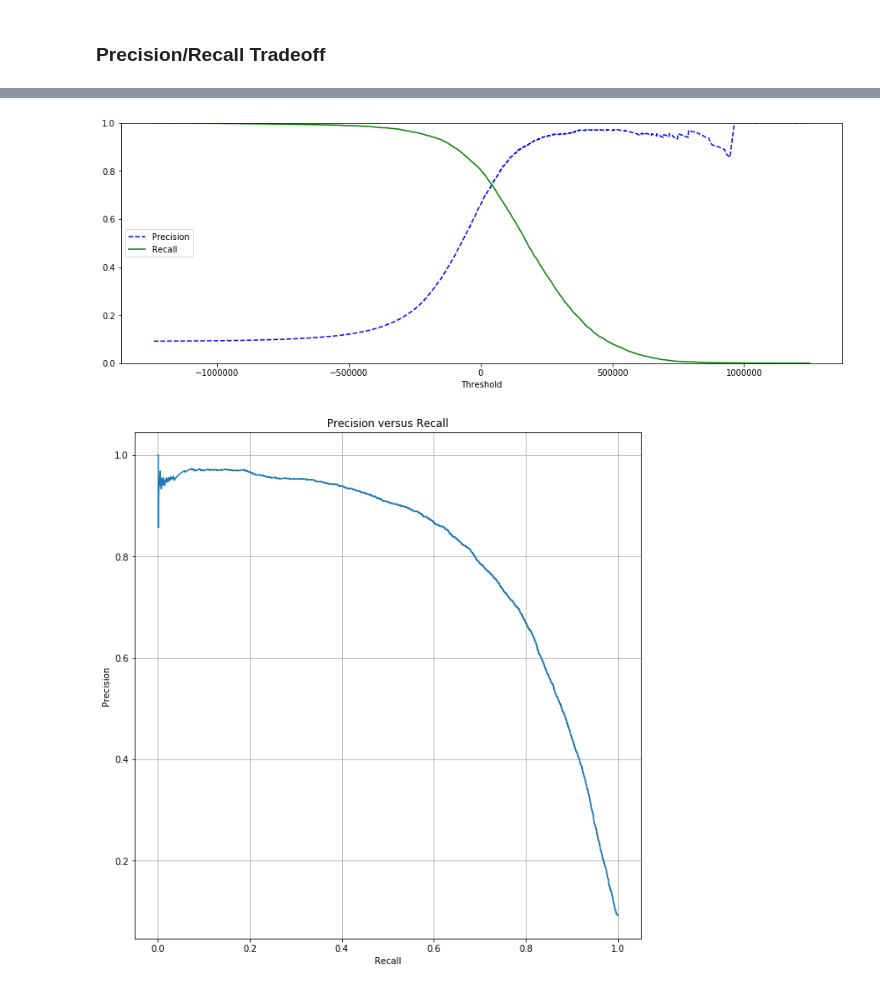
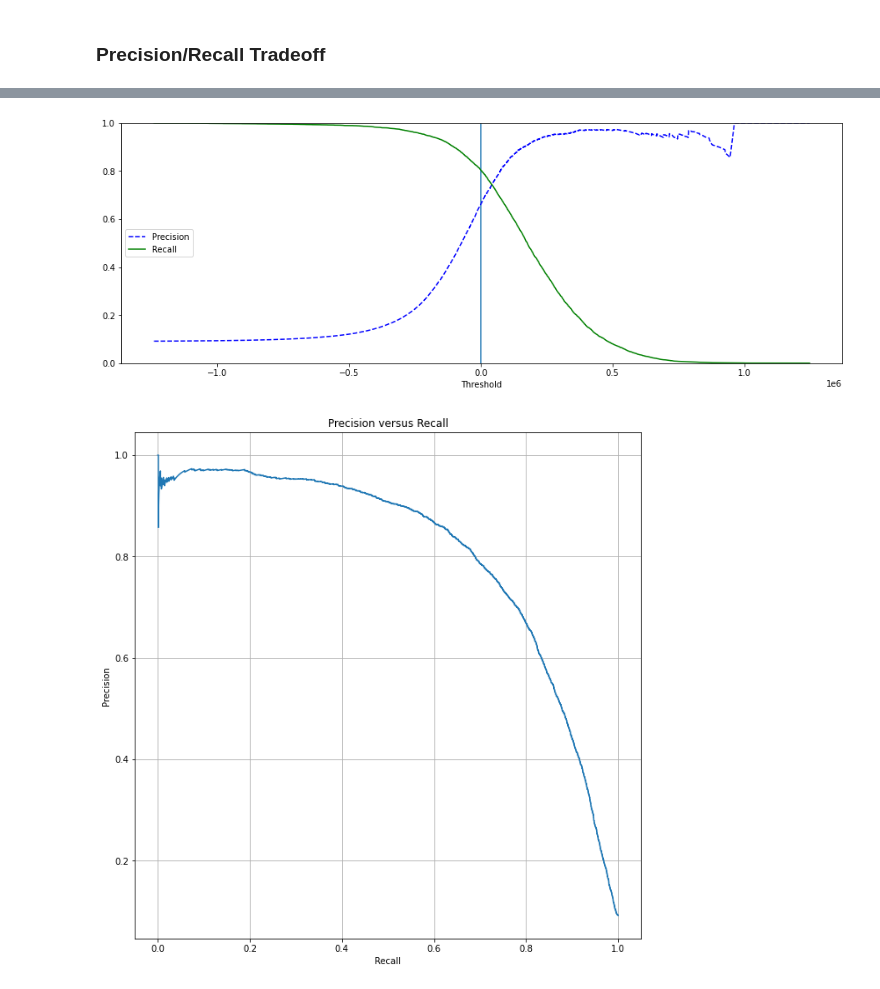
Before and after one commit to CJTorresH/Hands-on-ML, a Jupyter notebook: Chapter 3 - Classification/MNIST Classification.ipynb, the cells around one changed output, grey strips where cells are left out. Saved outputs shown, nothing was run; the diff lists cells and outputs as text; code cells hidden in the pictures.

Commit message:
Chapter 3 Updated A few lines of code added, also some images to help to clarify some concepts

```diff
--- a/Chapter 3 - Classification/MNIST Classification.ipynb
+++ b/Chapter 3 - Classification/MNIST Classification.ipynb
@@ -173,17 +170,18 @@ precision, recalls, thresholds = precision_recall_curve(y_train_5, y_scores)
 # %%
 def plot_precision_recall_vs_threshold(precision, recalls, thresholds):
     fig = plt.figure(figsize=(12,4))
     ax = fig.add_axes([0,0,1,1])
     ax.plot(thresholds, precision[:-1],"b--", label= 'Precision')
     ax.plot(thresholds, recalls[:-1], 'g-', label= 'Recall')
+    ax.vlines(x= 0, ymin= 0, ymax= 1)
     ax.set_xlabel('Threshold')
     ax.legend(loc='center left')
     ax.set_ylim([0, 1])
 
 plot_precision_recall_vs_threshold(precision, recalls, thresholds)
 plt.show()
 # %% [output]
-[figure, old version]
+[figure, new version]
 # %%
 fig = plt.figure(figsize=(8,8))
 ax = fig.add_axes([0,0,1,1])
```
Also changed, not shown: parts of 7 cells of this notebook.
